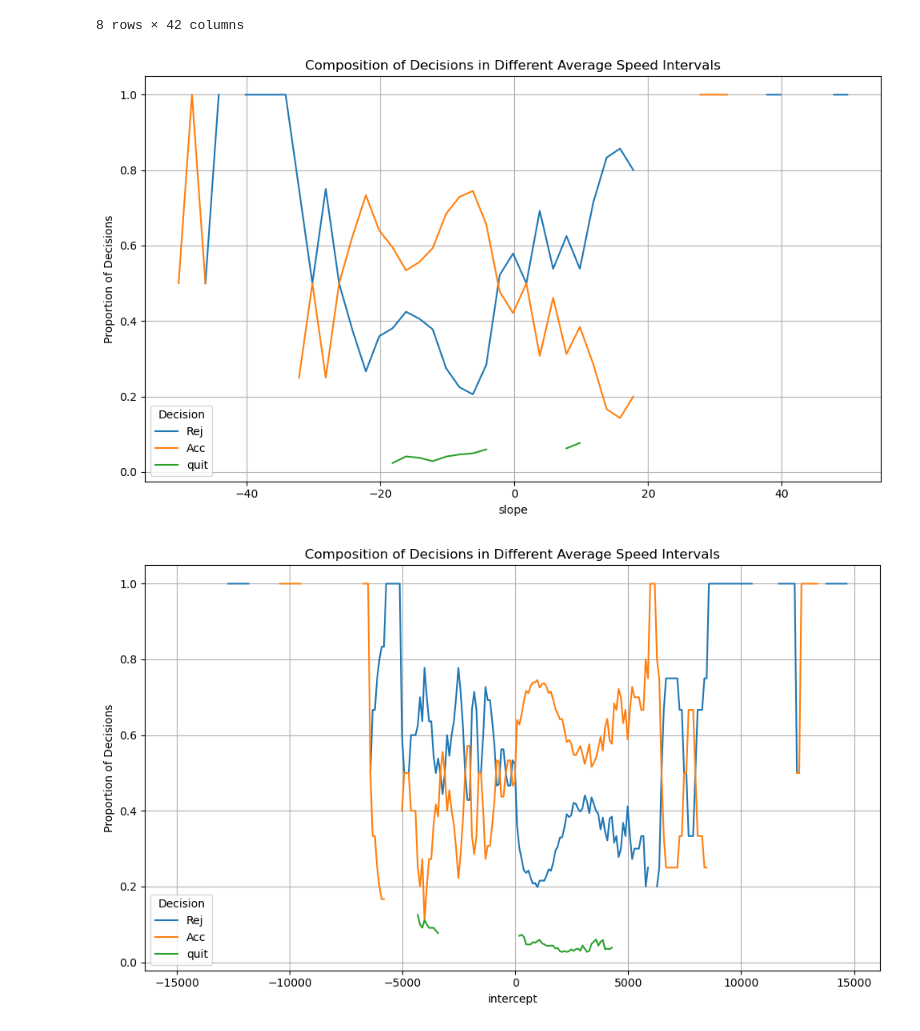
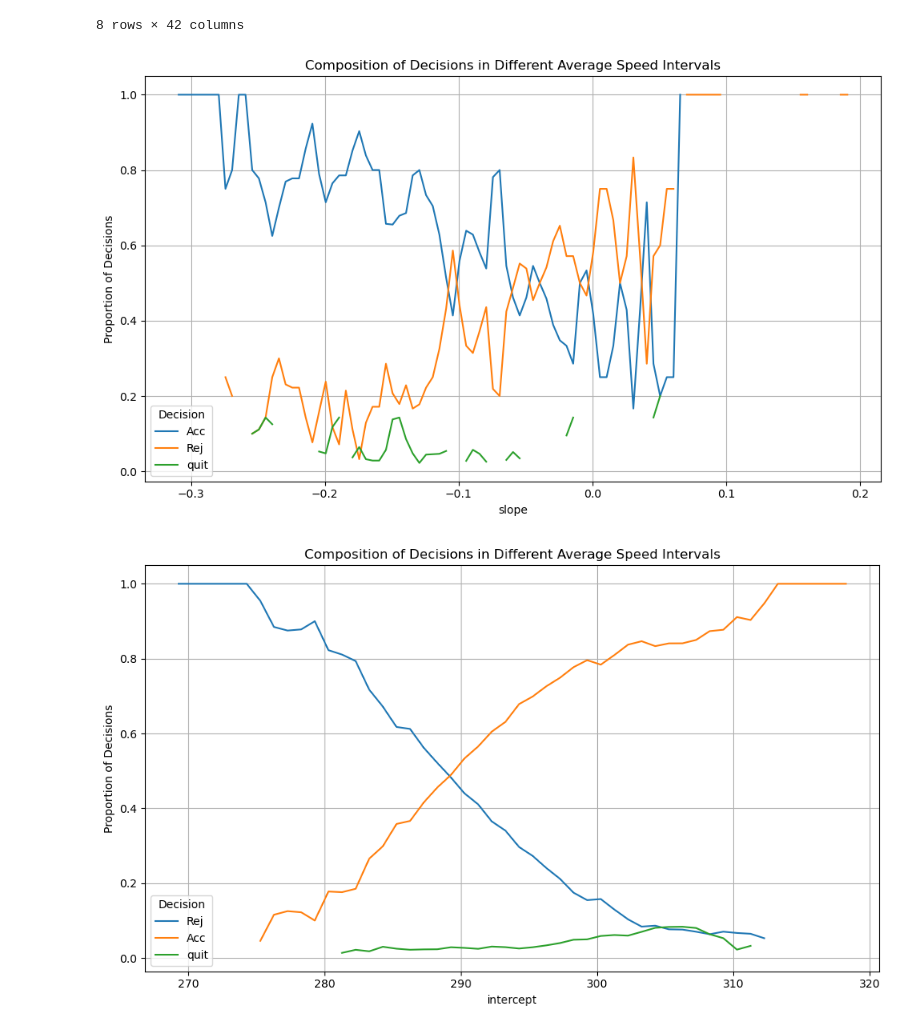
Before and after one commit to Yang2hang/RR_Pose_analysis, a Jupyter notebook: data_analysis/main.ipynb, the cells around one changed output. Cells and saved outputs as stored; diff of their text form; code cells hidden in the pictures.

```diff
--- a/data_analysis/main.ipynb
+++ b/data_analysis/main.ipynb
@@ -300,10 +295,9 @@ def straight_walking_speed_profile(df, speed_threshold=500, length_threshold=12)
 import pandas as pd
 import numpy as np
 
-def trial_profile(df, speed_threshold=500, length_threshold=12, coord_length=13):
+def get_trial_profile(df, speed_threshold=500, length_threshold=12, coord_length=13):
     """
-    Extracts the final decision for each trial and the last 13 coordinates before each decision
-    from the labeled DataFrame.
+    Extracts the straight walking speed curve, track, average speed, and final decision for each trial.
 
     Parameters:
     df (pandas.DataFrame): The input DataFrame containing the labeled data with decisions.
@@ -385,7 +379,7 @@ def trial_profile(df, speed_threshold=500, length_threshold=12, coord_length=13)
 
     return final_df
 # %%
-straight_walking_speed_profiles = trial_profile(acceleration_df)
+straight_walking_speed_profiles = get_trial_profile(acceleration_df)
 #plot_straight_walking_speed(straight_walking_speed_list[:50])
 # %%
 straight_walking_speed_profiles.head()
@@ -678,12 +671,12 @@ def calculate_slope_intercept(df):
 
     for index, row in df.iterrows():
         x_coords = row[[f'x {i+1}' for i in range(13)]].values.reshape(-1, 1)
-        y_coords = row[[f'y {i+1}' for i in range(13)]].values
+        y_coords = row[[f'y {i+1}' for i in range(13)]].values.reshape(-1, 1)
 
         # Perform linear regression using sklearn
-        reg = LinearRegression().fit(x_coords, y_coords)
-        slope = reg.coef_[0]
-        intercept = reg.intercept_
+        reg = LinearRegression().fit(y_coords, x_coords)
+        slope = reg.coef_[0][0]
+        intercept = reg.intercept_[0]
 
         slopes.append(slope)
         intercepts.append(intercept)
@@ -709,10 +702,10 @@ straight_walking_speed_profiles.describe()
 | max | 382.747012 | 386.459172 | 399.903013 | 397.917036 | 343.024445 | 364.544468 | 444.553708 | 454.314979 | 456.200657 | 448.583272 | ... | ... |
 8 rows × 42 columns
 # %%
-plot_decision_composition(straight_walking_speed_profiles, column='slope', window_size=5, step_size=2)
+plot_decision_composition(straight_walking_speed_profiles, column='slope', window_size=0.01, step_size=0.005)
 # %% [output]
-[figure, old version]
+[figure, new version]
 # %%
-plot_decision_composition(straight_walking_speed_profiles, column='intercept', window_size=1000, step_size=100)
+plot_decision_composition(straight_walking_speed_profiles, column='intercept', window_size=10, step_size=1)
 # %% [output]
-[figure, old version]
+[figure, new version]
```
Also changed, not shown: parts of 10 cells of this notebook, 18 other files.
